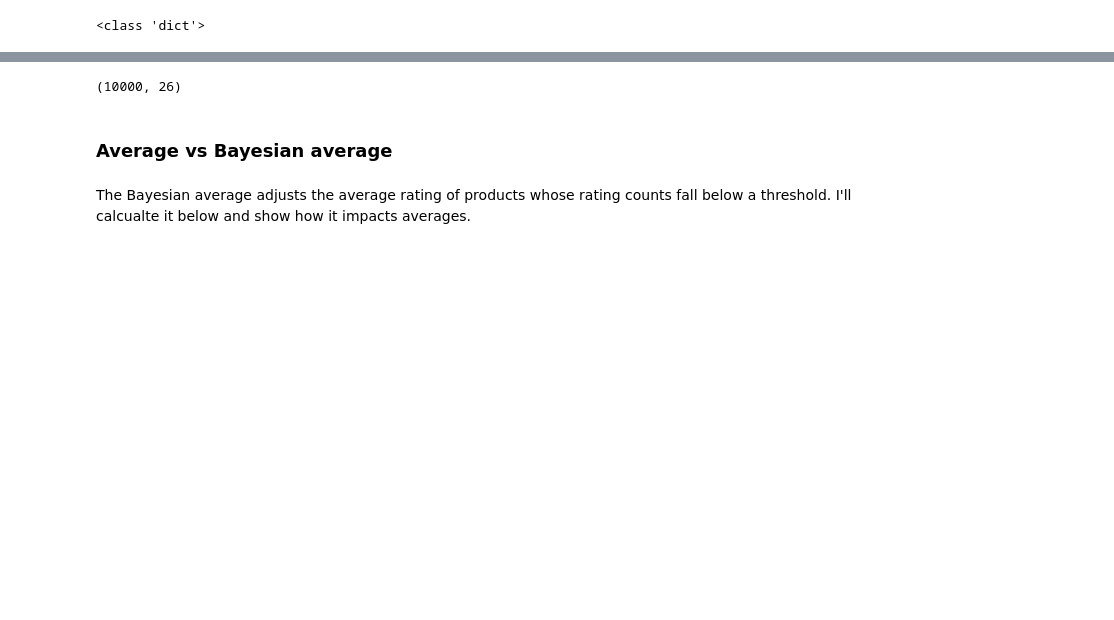
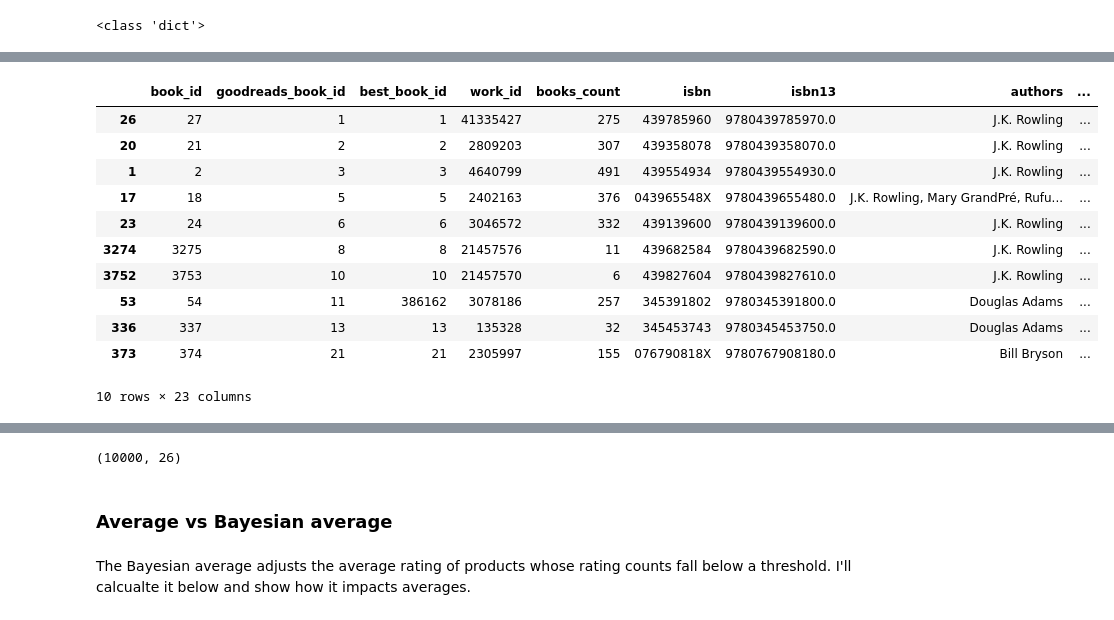
Before and after one commit to Snizzmo/Data-Science, a Jupyter notebook: Capstone3/notebooks/2.0-cf-preprocessing-and-modeling.ipynb, the cells around one changed output, grey strips where cells are left out. Drawn from its saved outputs; the diff is of its cells as text; code cells hidden in the pictures; blank space fills up the shorter version.

```diff
--- a/Capstone3/notebooks/2.0-cf-preprocessing-and-modeling.ipynb
+++ b/Capstone3/notebooks/2.0-cf-preprocessing-and-modeling.ipynb
@@ -247,3 +249,18 @@ top_3_df.head(10)
 | 11 | science-fiction | sci-fi | fiction | 11 |
 | 13 | science-fiction | sci-fi | fiction | 13 |
 | 30 | fiction | classic | fantasy | 30 |
+# %%
+books.sort_values('goodreads_book_id').head(10)
+# %% [output]
+|  | book_id | goodreads_book_id | best_book_id | work_id | books_count | isbn | isbn13 | authors | ... |
+| 26 | 27 | 1 | 1 | 41335427 | 275 | 439785960 | 9780439785970.0 | J.K. Rowling | ... |
+| 20 | 21 | 2 | 2 | 2809203 | 307 | 439358078 | 9780439358070.0 | J.K. Rowling | ... |
+| 1 | 2 | 3 | 3 | 4640799 | 491 | 439554934 | 9780439554930.0 | J.K. Rowling | ... |
+| 17 | 18 | 5 | 5 | 2402163 | 376 | 043965548X | 9780439655480.0 | J.K. Rowling, Mary GrandPré, Rufu... | ... |
+| 23 | 24 | 6 | 6 | 3046572 | 332 | 439139600 | 9780439139600.0 | J.K. Rowling | ... |
+| 3274 | 3275 | 8 | 8 | 21457576 | 11 | 439682584 | 9780439682590.0 | J.K. Rowling | ... |
+| 3752 | 3753 | 10 | 10 | 21457570 | 6 | 439827604 | 9780439827610.0 | J.K. Rowling | ... |
+| 53 | 54 | 11 | 386162 | 3078186 | 257 | 345391802 | 9780345391800.0 | Douglas Adams | ... |
+| 336 | 337 | 13 | 13 | 135328 | 32 | 345453743 | 9780345453750.0 | Douglas Adams | ... |
+| 373 | 374 | 21 | 21 | 2305997 | 155 | 076790818X | 9780767908180.0 | Bill Bryson | ... |
+10 rows × 23 columns
```
Also changed, not shown: parts of 19 cells of this notebook, 1 other file.
